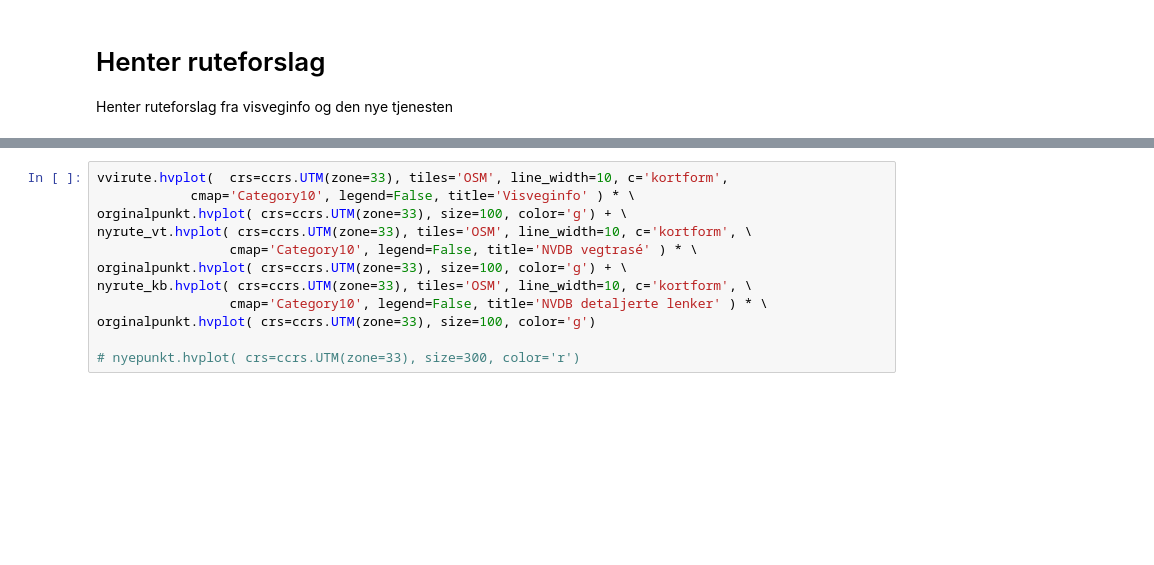
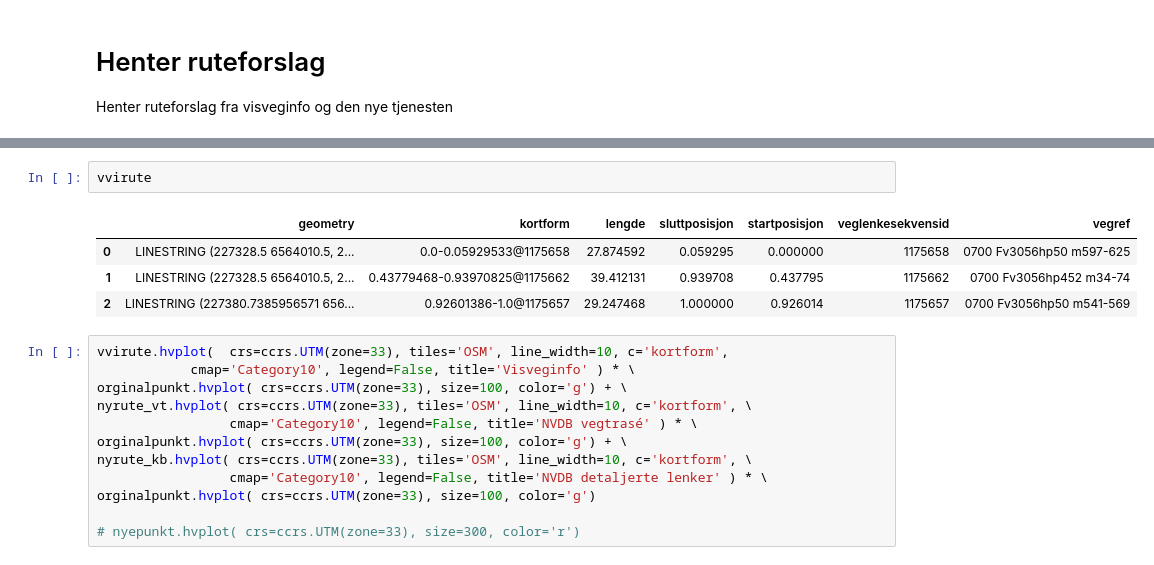
Before and after one commit to LtGlahn/ltglahn.github.io, a Jupyter notebook: vegnettbetatest/testrutestedfesting.ipynb, the cells around one changed output, grey strips where cells are left out. Cells and saved outputs as stored; diff of their text form; blank space fills up the shorter version.

```diff
--- a/vegnettbetatest/testrutestedfesting.ipynb
+++ b/vegnettbetatest/testrutestedfesting.ipynb
@@ -180,3 +200,10 @@ https://nvdbw01.kantega.no/nvdb/api/v3/beta/vegnett/rute?start=227302.0343272856
+# %%
+vvirute
+# %% [output]
+|  | geometry | kortform | lengde | sluttposisjon | startposisjon | veglenkesekvensid | vegref |
+| 0 | LINESTRING (227328.5 6564010.5, 2... | 0.0-0.05929533@1175658 | 27.874592 | 0.059295 | 0.000000 | 1175658 | 0700 Fv3056hp50 m597-625 |
+| 1 | LINESTRING (227328.5 6564010.5, 2... | 0.43779468-0.93970825@1175662 | 39.412131 | 0.939708 | 0.437795 | 1175662 | 0700 Fv3056hp452 m34-74 |
+| 2 | LINESTRING (227380.7385956571 656... | 0.92601386-1.0@1175657 | 29.247468 | 1.000000 | 0.926014 | 1175657 | 0700 Fv3056hp50 m541-569 |
 # %%
 vvirute.hvplot(  crs=ccrs.UTM(zone=33), tiles='OSM', line_width=10, c='kortform',
             cmap='Category10', legend=False, title='Visveginfo' ) * \
```
Also changed, not shown: parts of 4 cells of this notebook, 3 other files.
